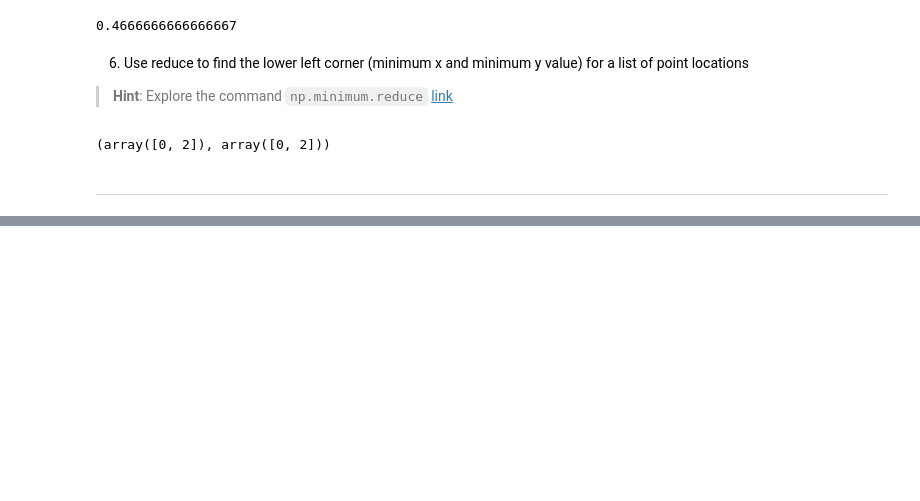
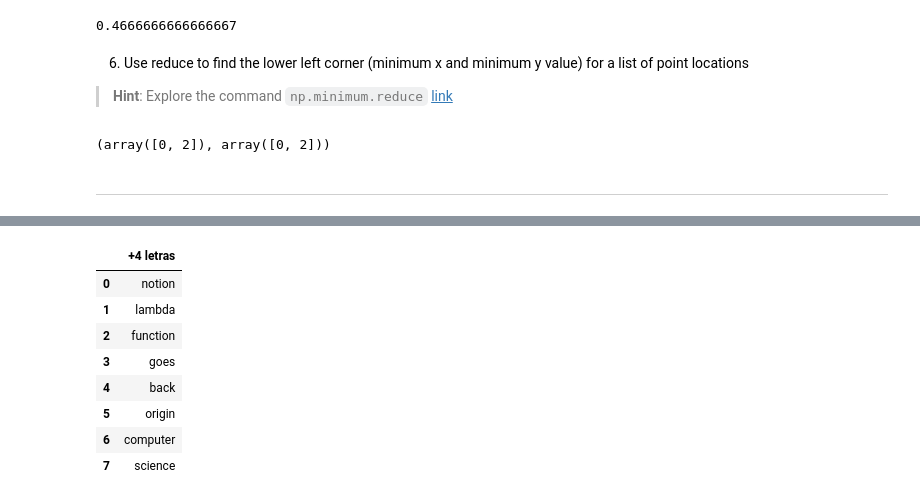
Before and after one commit to munoz97/Tarea2.Pablo.Tona, a Jupyter notebook: Tarea2_Pablo_Tona.ipynb, the cells around one changed output, grey strips where cells are left out. Drawn from its saved outputs; the diff is of its cells as text; code cells hidden in the pictures; blank space fills up the shorter version.

```diff
--- a/Tarea2_Pablo_Tona.ipynb
+++ b/Tarea2_Pablo_Tona.ipynb
@@ -184,0 +317,16 @@ ________________________________
+# %%
+l='the notion of a lambda function goes all the way back to the origin of computer science'
+cond = lambda x: x if len(x)>=4 else None
+l2 = pd.DataFrame(filter(cond,l.split()))
+l2.columns=['+4 letras']
+l2
+# %% [output]
+|  | +4 letras |
+| 0 | notion |
+| 1 | lambda |
+| 2 | function |
+| 3 | goes |
+| 4 | back |
+| 5 | origin |
+| 6 | computer |
+| 7 | science |
```
Also changed, not shown: parts of 22 cells of this notebook.
